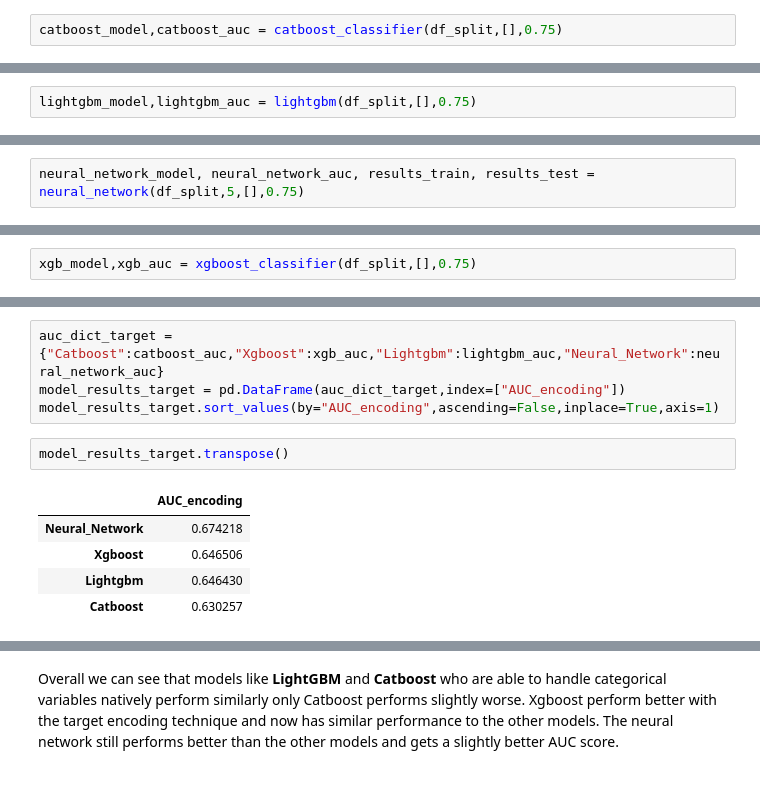
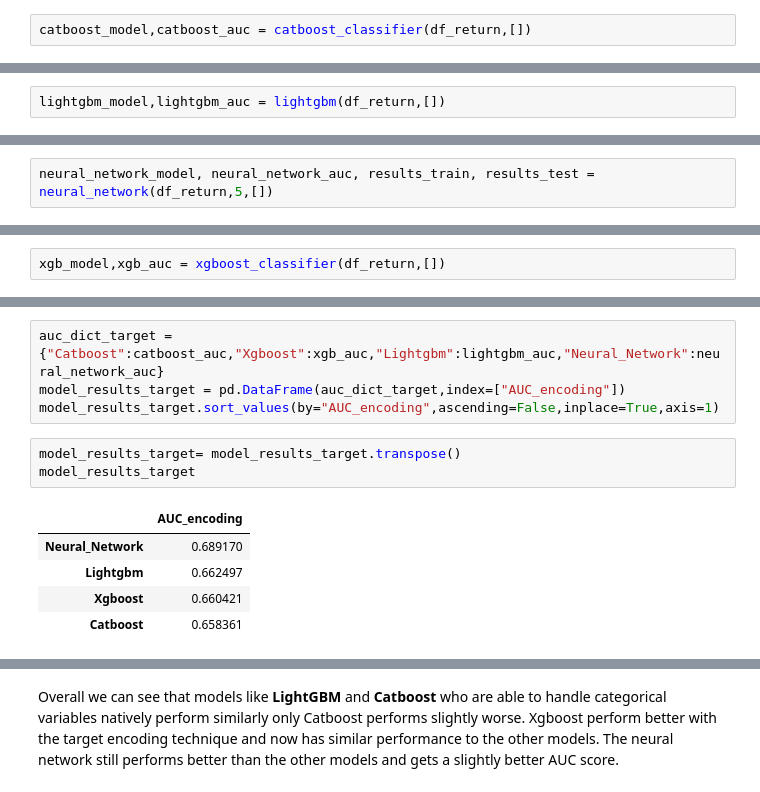
Before and after one commit to teodor-georgiev/Online-Retailer-Analysis-2014, a Jupyter notebook: 3. Feature Engineering of the target variable work in progress.ipynb, the cells around one changed output, grey strips where cells are left out. Saved outputs shown, nothing was run; the diff lists cells and outputs as text.

```diff
--- a/3. Feature Engineering of the target variable work in progress.ipynb
+++ b/3. Feature Engineering of the target variable work in progress.ipynb
@@ -531,3 +513,3 @@ df_split
 # %%
-catboost_model,catboost_auc = catboost_classifier(df_split,[],0.75)
+catboost_model,catboost_auc = catboost_classifier(df_return,[])
 # %% [output]
@@ -572,3 +532,3 @@ features
 # %%
-lightgbm_model,lightgbm_auc = lightgbm(df_split,[],0.75)
+lightgbm_model,lightgbm_auc = lightgbm(df_return,[])
 # %% [output]
@@ -597,4 +557,4 @@ features
 # %%
-neural_network_model, neural_network_auc, results_train, results_test = neural_network(df_split,5,[],0.75)
+neural_network_model, neural_network_auc, results_train, results_test = neural_network(df_return,5,[])
 # %% [output]
 Epoch 1/5
@@ -611,3 +571,3 @@ ROC on test set: 0.6742184453939903
 # %%
-xgb_model,xgb_auc = xgboost_classifier(df_split,[],0.75)
+xgb_model,xgb_auc = xgboost_classifier(df_return,[])
 # %% [output]
@@ -633,10 +577,11 @@ auc_dict_target = {"Catboost":catboost_auc,"Xgboost":xgb_auc,"Lightgbm":lightgbm
 model_results_target = pd.DataFrame(auc_dict_target,index=["AUC_encoding"])
 model_results_target.sort_values(by="AUC_encoding",ascending=False,inplace=True,axis=1)
 # %%
-model_results_target.transpose()
+model_results_target= model_results_target.transpose()
+model_results_target
 # %% [output]
 |  | AUC_encoding |
-| Neural_Network | 0.674218 |
-| Xgboost | 0.646506 |
-| Lightgbm | 0.646430 |
-| Catboost | 0.630257 |
+| Neural_Network | 0.689170 |
+| Lightgbm | 0.662497 |
+| Xgboost | 0.660421 |
+| Catboost | 0.658361 |
```
Also changed, not shown: parts of 10 cells of this notebook.
